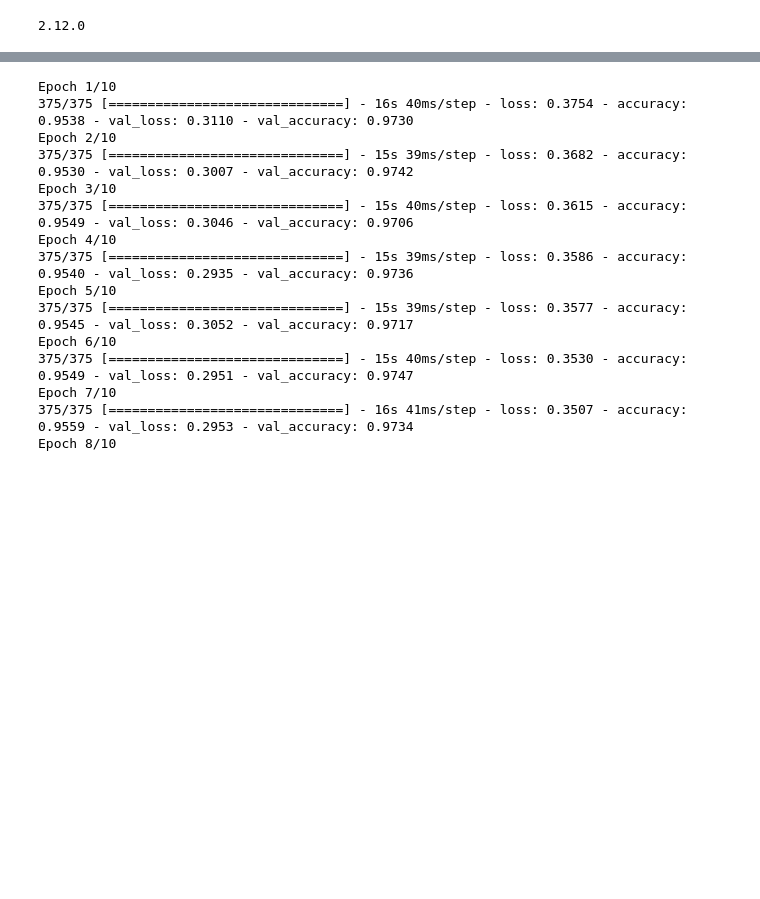
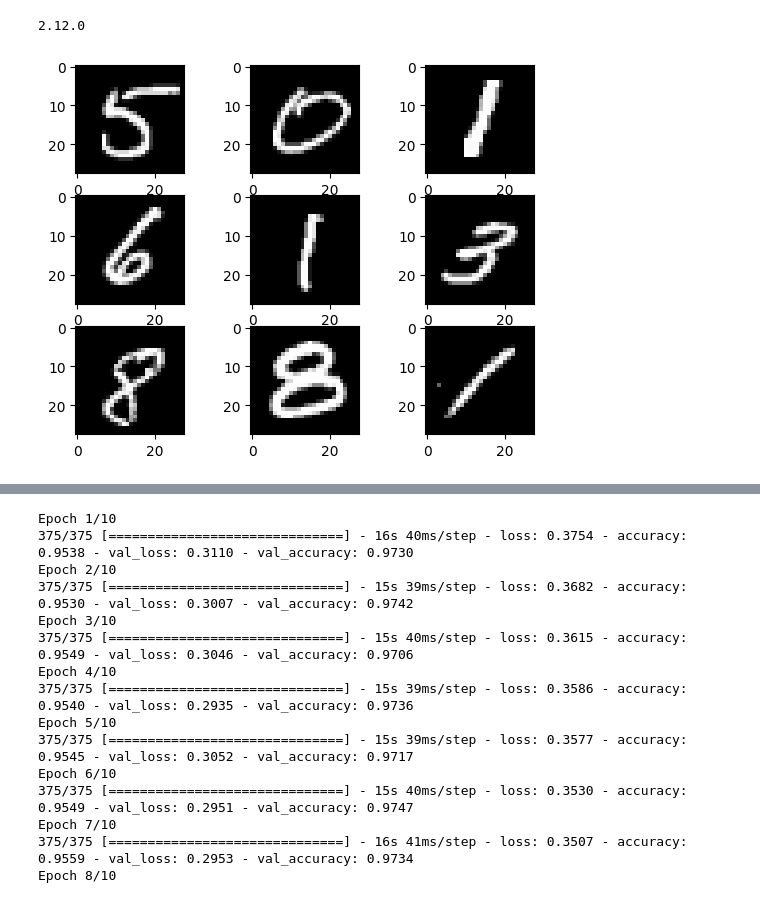
Before and after one commit to shihwesley/CMPE258, a Jupyter notebook: DataAugmentation/dataaugmentation.ipynb, the cells around one changed output, grey strips where cells are left out. Saved outputs shown, nothing was run; the diff lists cells and outputs as text; code cells hidden in the pictures; blank space fills up the shorter version.

```diff
--- a/DataAugmentation/dataaugmentation.ipynb
+++ b/DataAugmentation/dataaugmentation.ipynb
@@ -44,0 +33,10 @@ kf = KFold(n_splits=k, shuffle=True, random_state=42)
+# %%
+for i in range(9):
+ # define subplot
+ plt.subplot(330 + 1 + i)
+ # plot raw pixel data
+ plt.imshow(x_train[i], cmap=plt.get_cmap('gray'))
+# show the figure
+plt.show()
+# %% [output]
+[figure, added]
```
Also changed, not shown: parts of 21 cells of this notebook, 8 other files.
